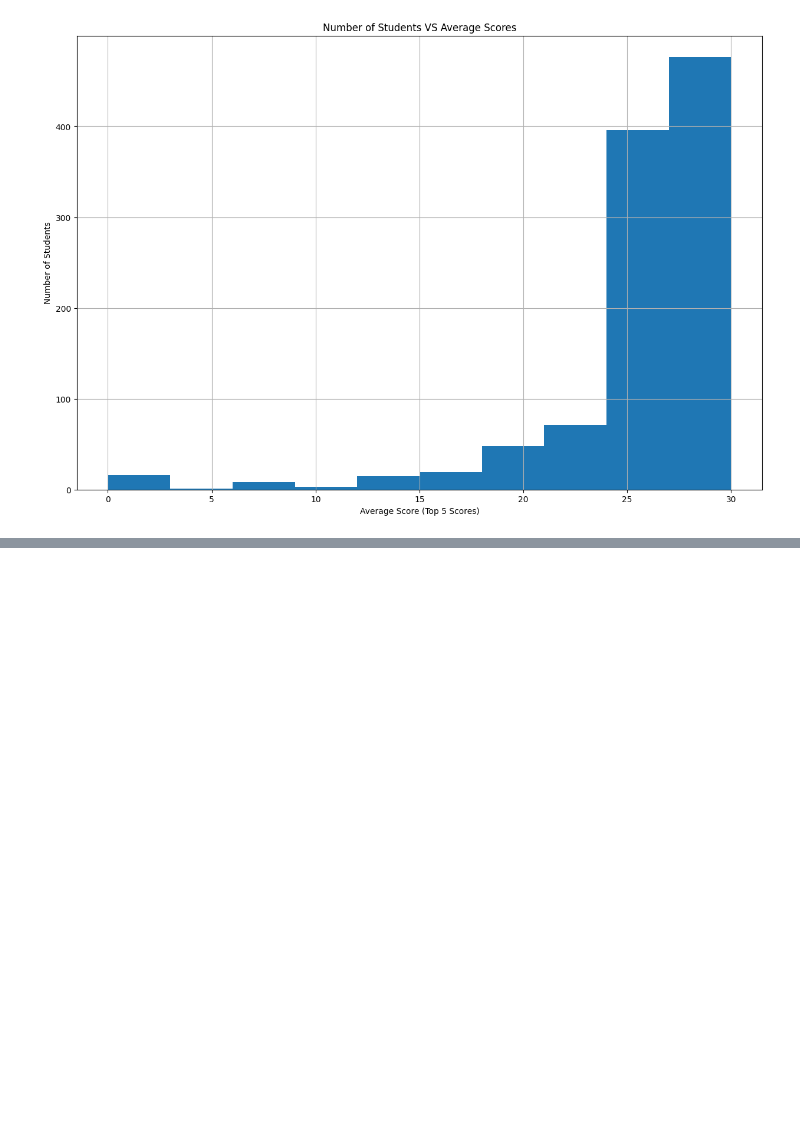
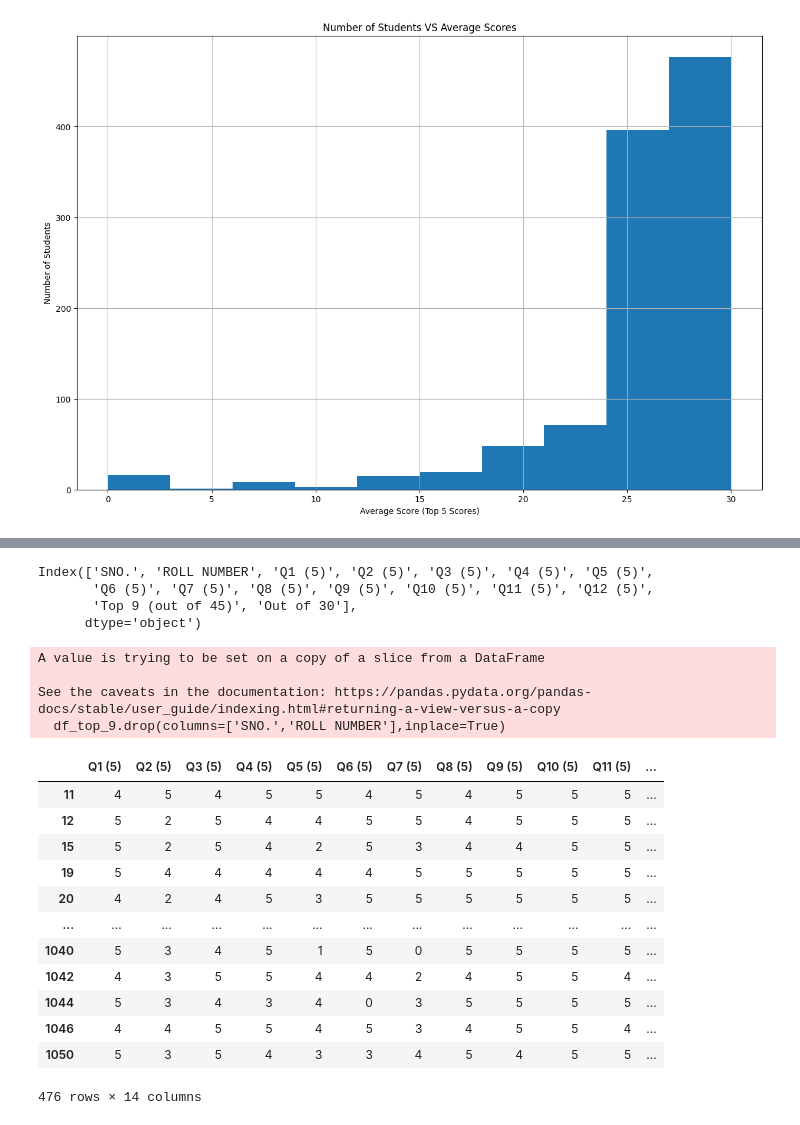
Before and after one commit to Foxtrot123-png/Kraggle, a Jupyter notebook: student-quiz-mark.ipynb, the cells around one changed output, grey strips where cells are left out. Drawn from its saved outputs; the diff is of its cells as text; code cells hidden in the pictures; blank space fills up the shorter version.

```diff
--- a/student-quiz-mark.ipynb
+++ b/student-quiz-mark.ipynb
@@ -308,0 +358,9 @@ that it is the best 6 scores of the students out of 12
+# %%
+df_  = df.map(lambda x: 0 if x =='AB' else x)
+# %%
+df_.columns
+# %% [output]
+Index(['SNO.', 'ROLL NUMBER', 'Q1 (5)', 'Q2 (5)', 'Q3 (5)', 'Q4 (5)', 'Q5 (5)',
+       'Q6 (5)', 'Q7 (5)', 'Q8 (5)', 'Q9 (5)', 'Q10 (5)', 'Q11 (5)', 'Q12 (5)',
+       'Top 9 (out of 45)', 'Out of 30'],
+      dtype='object')
@@ -308,0 +369,23 @@ that it is the best 6 scores of the students out of 12
+# %%
+df_top_9.drop(columns=['SNO.','ROLL NUMBER'],inplace=True)
+# %% [output]
+A value is trying to be set on a copy of a slice from a DataFrame
+
+See the caveats in the documentation: https://pandas.pydata.org/pandas-docs/stable/user_guide/indexing.html#returning-a-view-versus-a-copy
+  df_top_9.drop(columns=['SNO.','ROLL NUMBER'],inplace=True)
+# %%
+df_top_9
+# %% [output]
+|  | Q1 (5) | Q2 (5) | Q3 (5) | Q4 (5) | Q5 (5) | Q6 (5) | Q7 (5) | Q8 (5) | Q9 (5) | Q10 (5) | Q11 (5) | ... |
+| 11 | 4 | 5 | 4 | 5 | 5 | 4 | 5 | 4 | 5 | 5 | 5 | ... |
+| 12 | 5 | 2 | 5 | 4 | 4 | 5 | 5 | 4 | 5 | 5 | 5 | ... |
+| 15 | 5 | 2 | 5 | 4 | 2 | 5 | 3 | 4 | 4 | 5 | 5 | ... |
+| 19 | 5 | 4 | 4 | 4 | 4 | 4 | 5 | 5 | 5 | 5 | 5 | ... |
+| 20 | 4 | 2 | 4 | 5 | 3 | 5 | 5 | 5 | 5 | 5 | 5 | ... |
+| ... | ... | ... | ... | ... | ... | ... | ... | ... | ... | ... | ... | ... |
+| 1040 | 5 | 3 | 4 | 5 | 1 | 5 | 0 | 5 | 5 | 5 | 5 | ... |
+| 1042 | 4 | 3 | 5 | 5 | 4 | 4 | 2 | 4 | 5 | 5 | 4 | ... |
+| 1044 | 5 | 3 | 4 | 3 | 4 | 0 | 3 | 5 | 5 | 5 | 5 | ... |
+| 1046 | 4 | 4 | 5 | 5 | 4 | 5 | 3 | 4 | 5 | 5 | 4 | ... |
+| 1050 | 5 | 3 | 5 | 4 | 3 | 3 | 4 | 5 | 4 | 5 | 5 | ... |
+476 rows × 14 columns
```
Also changed, not shown: parts of 13 cells of this notebook.
